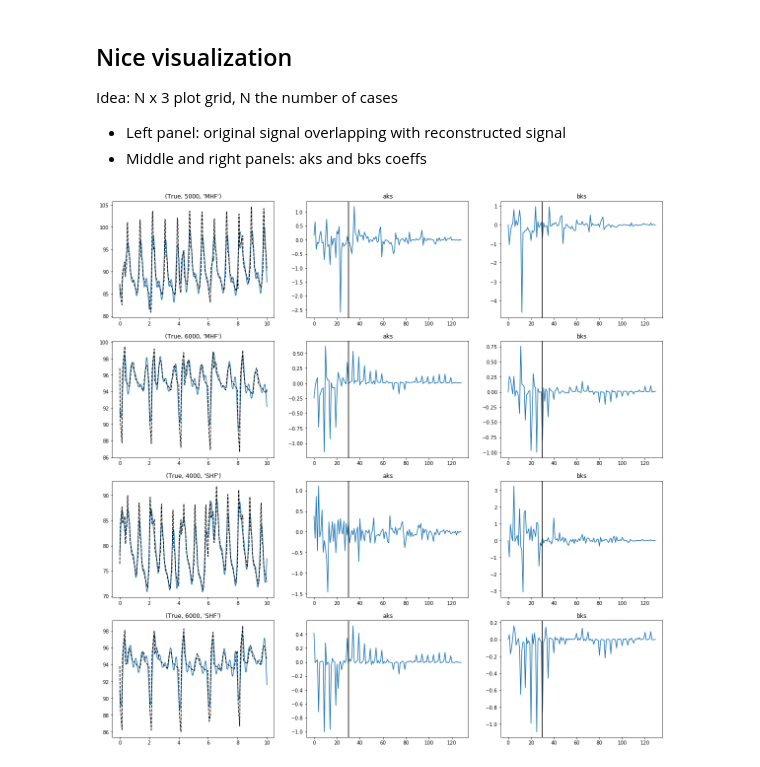
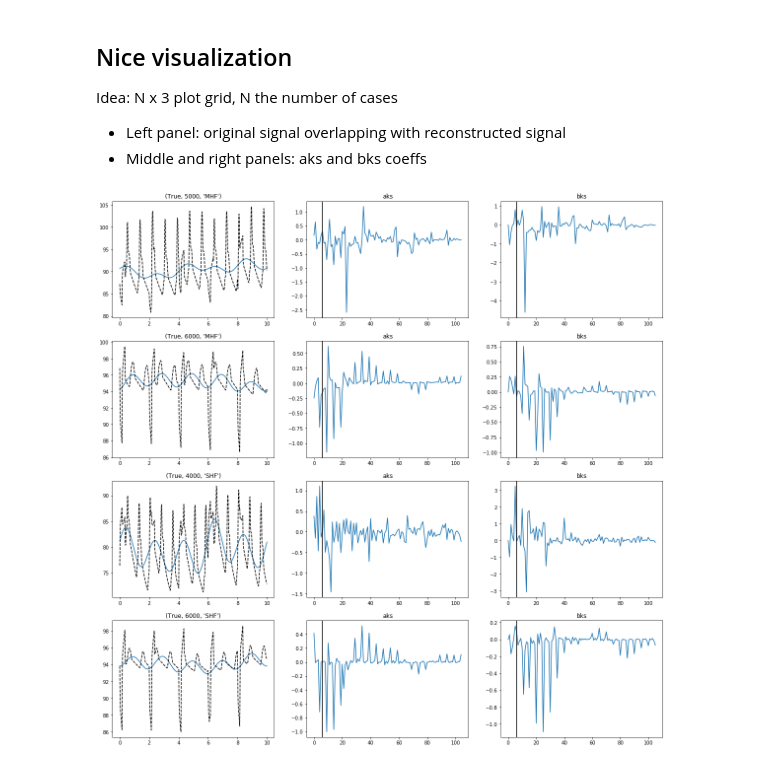
Before and after one commit to matthiaszeller/VAD-0D-DNN, a Jupyter notebook: notebooks/N15-Fourier-coefs-selection.ipynb, the cells around one changed output. Drawn from its saved outputs; the diff is of its cells as text; code cells hidden in the pictures.

```diff
--- a/notebooks/N15-Fourier-coefs-selection.ipynb
+++ b/notebooks/N15-Fourier-coefs-selection.ipynb
@@ -145,6 +145,6 @@ def visualize(coefs_data, n):
         ax[row][1].set_title('aks')
         ax[row][2].set_title('bks')
 # %%
-visualize(coefs, 30)
+visualize(coefs,6)
 # %% [output]
-[figure, old version]
+[figure, new version]
```
Also changed, not shown: 2 other files.
